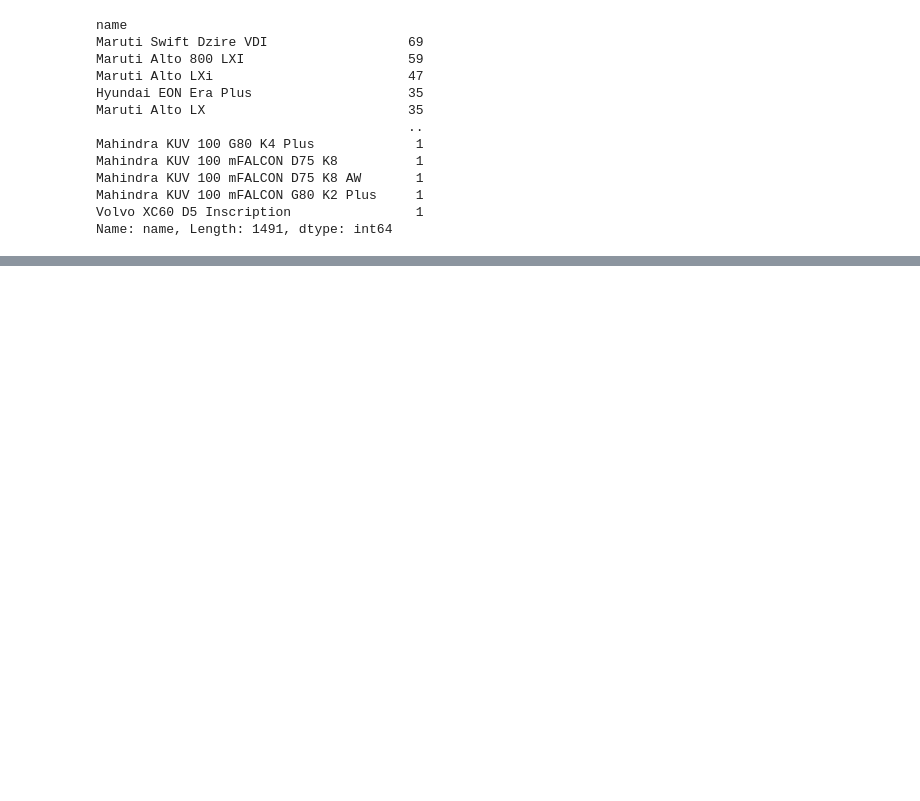
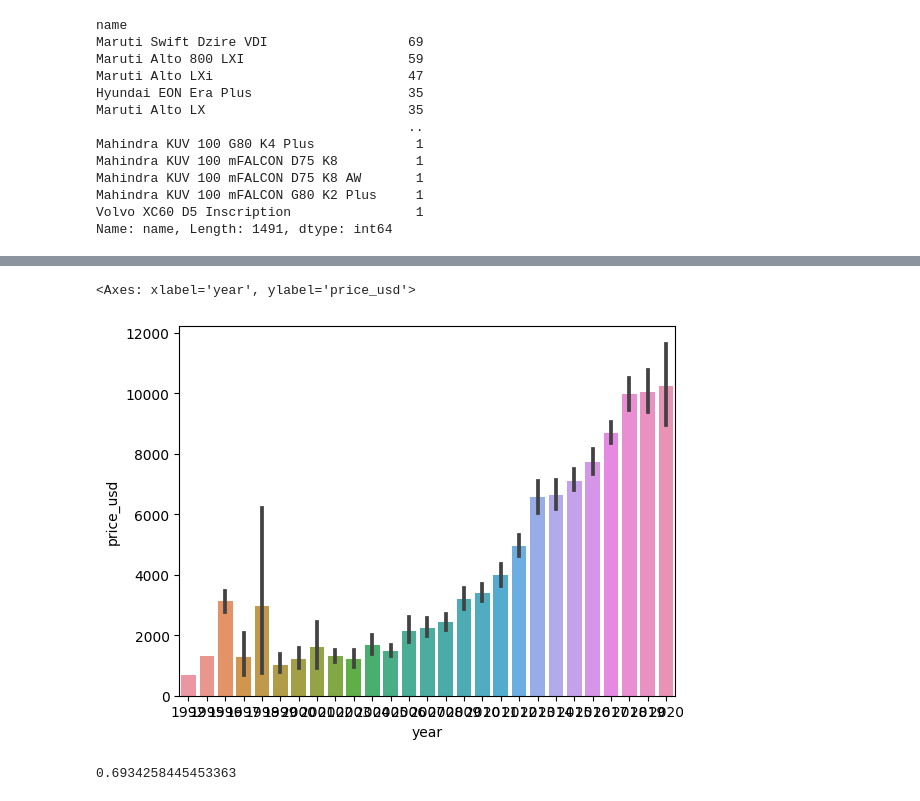
Before and after one commit to juanmir227/ML-DL, a Jupyter notebook: Portfolio Projects/Regression/model/prices.ipynb, the cells around one changed output, grey strips where cells are left out. Drawn from its saved outputs; the diff is of its cells as text; code cells hidden in the pictures; blank space fills up the shorter version.

Commit message:
creado el modelo de regresion

```diff
--- a/Portfolio Projects/Regression/model/prices.ipynb
+++ b/Portfolio Projects/Regression/model/prices.ipynb
@@ -80,0 +108,5 @@ df1.describe()
+# %%
+df1 = data.copy()
+df1 = df1[df1.km_driven < df1.km_driven.mean()+3*df1.km_driven.std()]
+df1
+# With these I filtered 55 outliers
@@ -80,0 +134,4 @@ df1.describe()
+# %%
+df1 = df1[df1.price_usd <df1.price_usd.mean()+3*df1.price_usd.std()]
+# With this I filtered 180 outliers
+df1
@@ -80,0 +164,7 @@ df1.describe()
+# %%
+# I would say any car would be worth at least 500 dollars, I am going to take any values below that as outliers
+
+df2 = df1.copy()
+
+df2 = df2[df2.price_usd > 500]
+df2
@@ -80,0 +198,4 @@ df1.describe()
+# %%
+# I shall now begin working on the features to improve the accuracy of my model
+df3 = pd.get_dummies(df2, dtype = int, drop_first=True)
+df3
@@ -80,0 +216,5 @@ df1.describe()
+# %%
+sns.barplot(x = df3.year, y = df3.price_usd)
+# %% [output]
+<Axes: xlabel='year', ylabel='price_usd'>
+[figure, added]
@@ -80,0 +226,6 @@ df1.describe()
+# %%
+lr = LinearRegression()
+lr.fit(X_train, y_train)
+lr.score(X_test, y_test)
+# %% [output]
+0.6934258445453363
```
Also changed, not shown: parts of 27 cells of this notebook, 3 other files.
